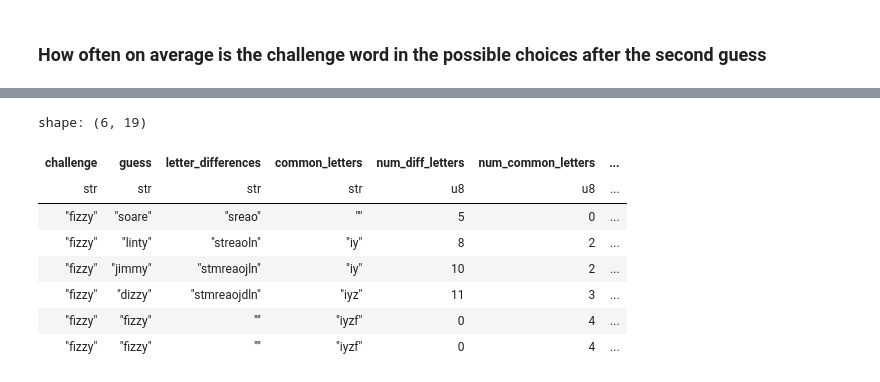
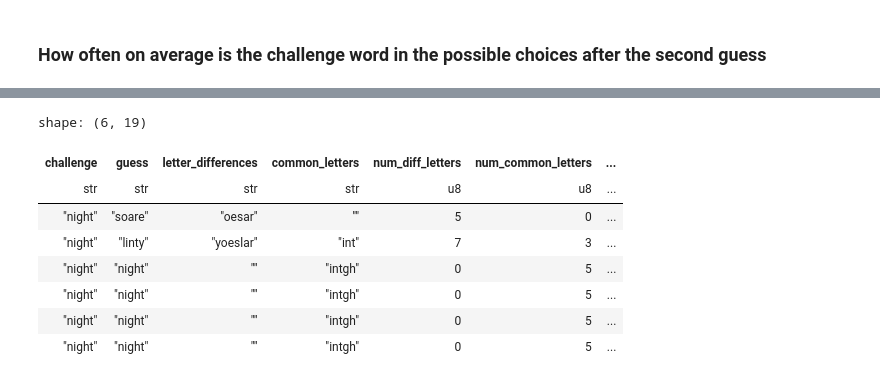
Before and after one commit to jgriffi/Wordle, a Jupyter notebook: notebooks/alternative_openers_eda.ipynb, the cells around one changed output, grey strips where cells are left out. Saved outputs shown, nothing was run; the diff lists cells and outputs as text; code cells hidden in the pictures.

```diff
--- a/notebooks/alternative_openers_eda.ipynb
+++ b/notebooks/alternative_openers_eda.ipynb
@@ -463,16 +491,16 @@ shape: (6, 19)
 # %%
 (
     simulating_tries_difficulty
-    .filter(pl.col("challenge") == "fizzy")
+    .filter(pl.col("challenge") == "night")
 )
 # %% [output]
 [interactive output not drawn]
 shape: (6, 19)
 | challenge | guess | letter_differences | common_letters | num_diff_letters | num_common_letters | ... |
 | str | str | str | str | u8 | u8 | ... |
-| "fizzy" | "soare" | "sreao" | "" | 5 | 0 | ... |
-| "fizzy" | "linty" | "streaoln" | "iy" | 8 | 2 | ... |
-| "fizzy" | "jimmy" | "stmreaojln" | "iy" | 10 | 2 | ... |
-| "fizzy" | "dizzy" | "stmreaojdln" | "iyz" | 11 | 3 | ... |
-| "fizzy" | "fizzy" | "" | "iyzf" | 0 | 4 | ... |
-| "fizzy" | "fizzy" | "" | "iyzf" | 0 | 4 | ... |
+| "night" | "soare" | "oesar" | "" | 5 | 0 | ... |
+| "night" | "linty" | "yoeslar" | "int" | 7 | 3 | ... |
+| "night" | "night" | "" | "intgh" | 0 | 5 | ... |
+| "night" | "night" | "" | "intgh" | 0 | 5 | ... |
+| "night" | "night" | "" | "intgh" | 0 | 5 | ... |
+| "night" | "night" | "" | "intgh" | 0 | 5 | ... |
```
Also changed, not shown: parts of 25 cells of this notebook, 5 other files.
